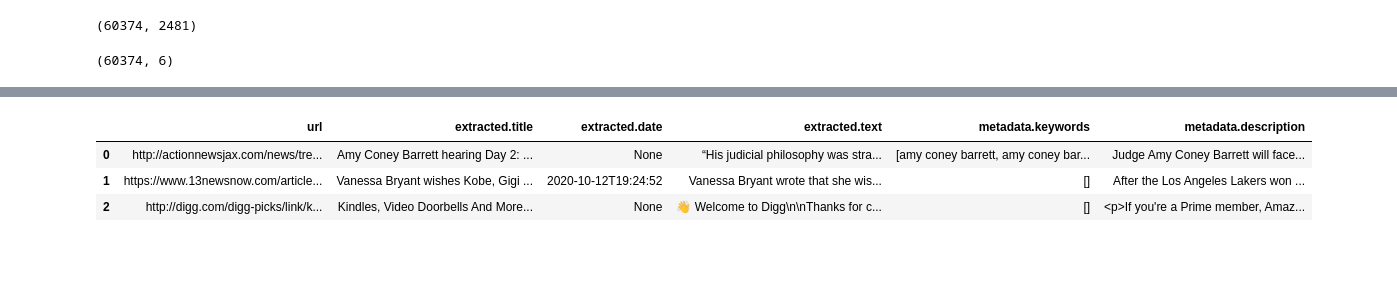
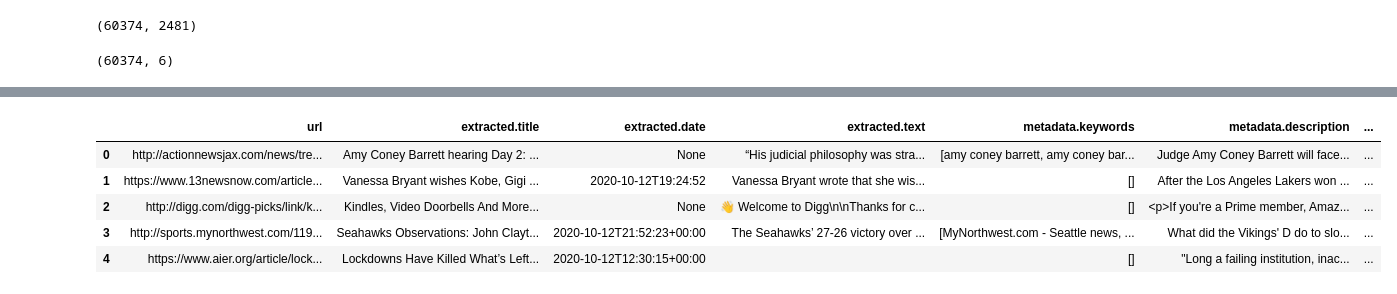
Before and after one commit to vsistla/codefordemocracy, a Jupyter notebook: EDA.ipynb, the cells around one changed output, grey strips where cells are left out. Cells and saved outputs as stored; diff of their text form; code cells hidden in the pictures; blank space fills up the shorter version.

```diff
--- a/EDA.ipynb
+++ b/EDA.ipynb
@@ -156,0 +219,3 @@ df_src_norm_limited.shape
+# %%
+count_vect = CountVectorizer(max_df=0.8, min_df=2, stop_words='english')
+doc_term_matrix = count_vect.fit_transform(df_src_norm_limited['extracted.text'].values.astype('U'))
@@ -156,0 +229,10 @@ df_src_norm_limited.shape
+# %%
+# Next, we will use LDA to create topics along with the probability distribution for each word in our vocabulary for each topic.
+# LatentDirichletAllocation class from the sklearn.decomposition library to perform LDA on our document-term matrix.
+# The parameter n_components specifies the number of categories, or topics, that we want our text to be divided into.
+# The parameter random_state (aka the seed) is set to 42
+# Number of categories is set by n_components
+
+%%time
+LDA = LatentDirichletAllocation(n_components=5, random_state=42)
+LDA.fit(doc_term_matrix)
@@ -156,0 +318,7 @@ df_src_norm_limited.shape
+# %%
+# we will add a column to the original data frame that will store the topic for the text.
+#To do so, we can use LDA.transform() method and pass it our document-term matrix.
+#This method will assign the probability of all the topics to each document
+
+topic_values = LDA.transform(doc_term_matrix)
+topic_values.shape
@@ -156,0 +327,6 @@ df_src_norm_limited.shape
+# %%
+%%time
+#adds a new column for topic in the data frame and assigns the topic value to each row in the column:
+# To find the topic index with maximum value, we can call the argmax() method and pass 1 as the value for the axis parameter.
+
+df_src_norm_limited['Topic'] = topic_values.argmax(axis=1)
@@ -157,7 +336,9 @@ df_src_norm_limited.shape
 # %%
-df_src_norm_limited.head(3)
+df_src_norm_limited.head()
 # %% [output]
-|  | url | extracted.title | extracted.date | extracted.text | metadata.keywords | metadata.description |
-| 0 | http://actionnewsjax.com/news/tre... | Amy Coney Barrett hearing Day 2: ... | None | “His judicial philosophy was stra... | [amy coney barrett, amy coney bar... | Judge Amy Coney Barrett will face... |
-| 1 | https://www.13newsnow.com/article... | Vanessa Bryant wishes Kobe, Gigi ... | 2020-10-12T19:24:52 | Vanessa Bryant wrote that she wis... | [] | After the Los Angeles Lakers won ... |
-| 2 | http://digg.com/digg-picks/link/k... | Kindles, Video Doorbells And More... | None | 👋 Welcome to Digg\n\nThanks for c... | [] | <p>If you're a Prime member, Amaz... |
+|  | url | extracted.title | extracted.date | extracted.text | metadata.keywords | metadata.description | ... |
+| 0 | http://actionnewsjax.com/news/tre... | Amy Coney Barrett hearing Day 2: ... | None | “His judicial philosophy was stra... | [amy coney barrett, amy coney bar... | Judge Amy Coney Barrett will face... | ... |
+| 1 | https://www.13newsnow.com/article... | Vanessa Bryant wishes Kobe, Gigi ... | 2020-10-12T19:24:52 | Vanessa Bryant wrote that she wis... | [] | After the Los Angeles Lakers won ... | ... |
+| 2 | http://digg.com/digg-picks/link/k... | Kindles, Video Doorbells And More... | None | 👋 Welcome to Digg\n\nThanks for c... | [] | <p>If you're a Prime member, Amaz... | ... |
+| 3 | http://sports.mynorthwest.com/119... | Seahawks Observations: John Clayt... | 2020-10-12T21:52:23+00:00 | The Seahawks’ 27-26 victory over ... | [MyNorthwest.com - Seattle news, ... | What did the Vikings' D do to slo... | ... |
+| 4 | https://www.aier.org/article/lock... | Lockdowns Have Killed What’s Left... | 2020-10-12T12:30:15+00:00 |  | [] | "Long a failing institution, inac... | ... |
```
Also changed, not shown: parts of 19 cells of this notebook.
